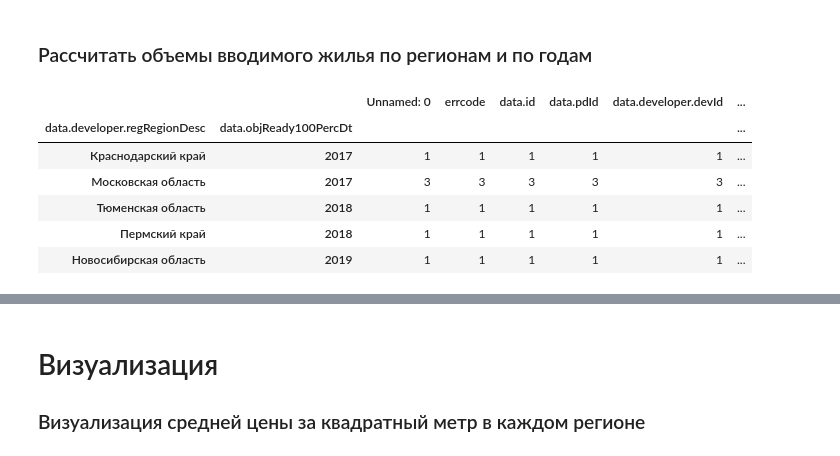
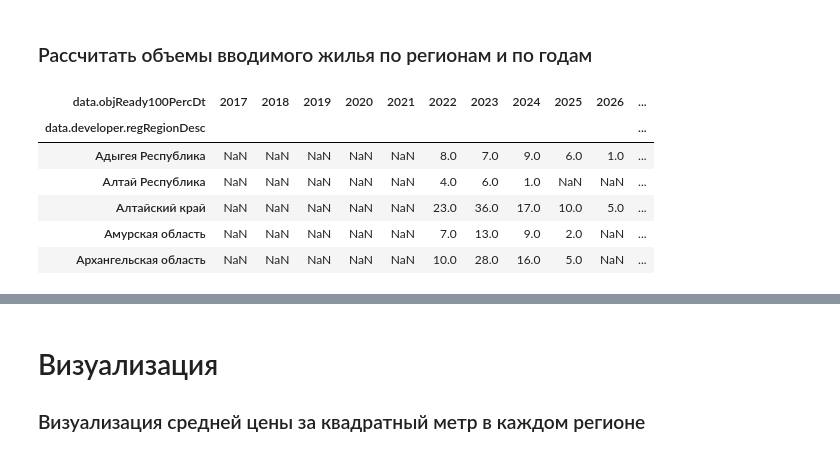
Before and after one commit to SunriseD232/DS_course, a Jupyter notebook: Task3_dmrf.ipynb, the cells around one changed output, grey strips where cells are left out. Saved outputs shown, nothing was run; the diff lists cells and outputs as text; code cells hidden in the pictures.

```diff
--- a/Task3_dmrf.ipynb
+++ b/Task3_dmrf.ipynb
@@ -270,12 +302,13 @@ for i in date_data:
 # %%
 count_data = data_prepare.groupby(['data.developer.regRegionDesc','data.objReady100PercDt']).count()
 count_data = count_data.sort_values(by='data.objReady100PercDt')
-count_data.head(5)
+count_build_data = count_data['data.id'].unstack()
+count_build_data.head(5)
 # %% [output]
-|  |  | Unnamed: 0 | errcode | data.id | data.pdId | data.developer.devId | ... |
-| data.developer.regRegionDesc | data.objReady100PercDt |  |  |  |  |  | ... |
-| Краснодарский край | 2017 | 1 | 1 | 1 | 1 | 1 | ... |
-| Московская область | 2017 | 3 | 3 | 3 | 3 | 3 | ... |
-| Тюменская область | 2018 | 1 | 1 | 1 | 1 | 1 | ... |
-| Пермский край | 2018 | 1 | 1 | 1 | 1 | 1 | ... |
-| Новосибирская область | 2019 | 1 | 1 | 1 | 1 | 1 | ... |
+| data.objReady100PercDt | 2017 | 2018 | 2019 | 2020 | 2021 | 2022 | 2023 | 2024 | 2025 | 2026 | ... |
+| data.developer.regRegionDesc |  |  |  |  |  |  |  |  |  |  | ... |
+| Адыгея Республика | NaN | NaN | NaN | NaN | NaN | 8.0 | 7.0 | 9.0 | 6.0 | 1.0 | ... |
+| Алтай Республика | NaN | NaN | NaN | NaN | NaN | 4.0 | 6.0 | 1.0 | NaN | NaN | ... |
+| Алтайский край | NaN | NaN | NaN | NaN | NaN | 23.0 | 36.0 | 17.0 | 10.0 | 5.0 | ... |
+| Амурская область | NaN | NaN | NaN | NaN | NaN | 7.0 | 13.0 | 9.0 | 2.0 | NaN | ... |
+| Архангельская область | NaN | NaN | NaN | NaN | NaN | 10.0 | 28.0 | 16.0 | 5.0 | NaN | ... |
```
Also changed, not shown: parts of 8 cells of this notebook.
